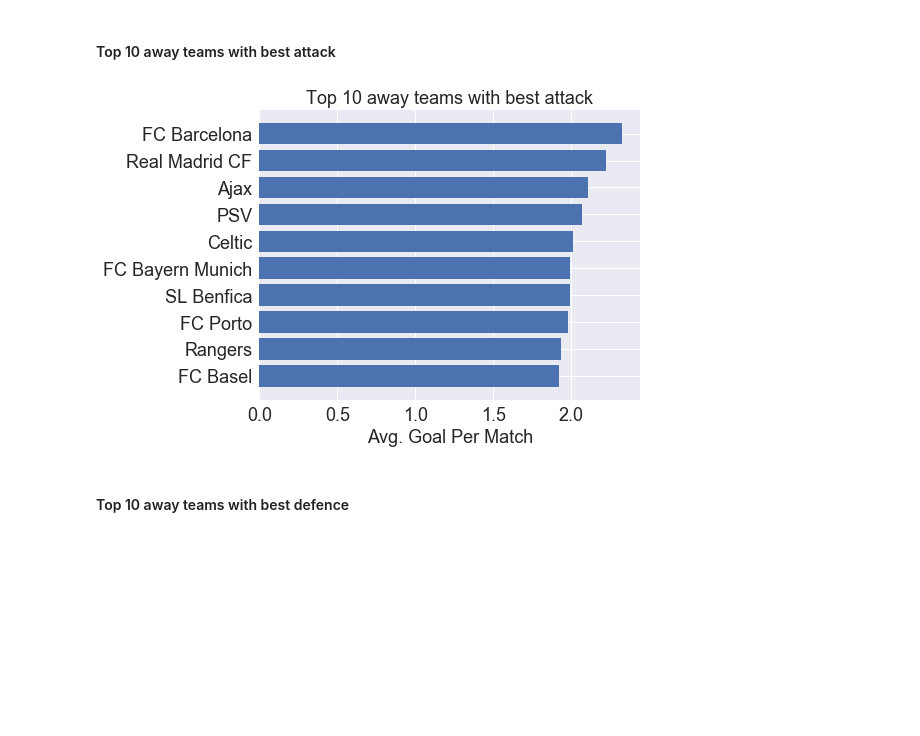
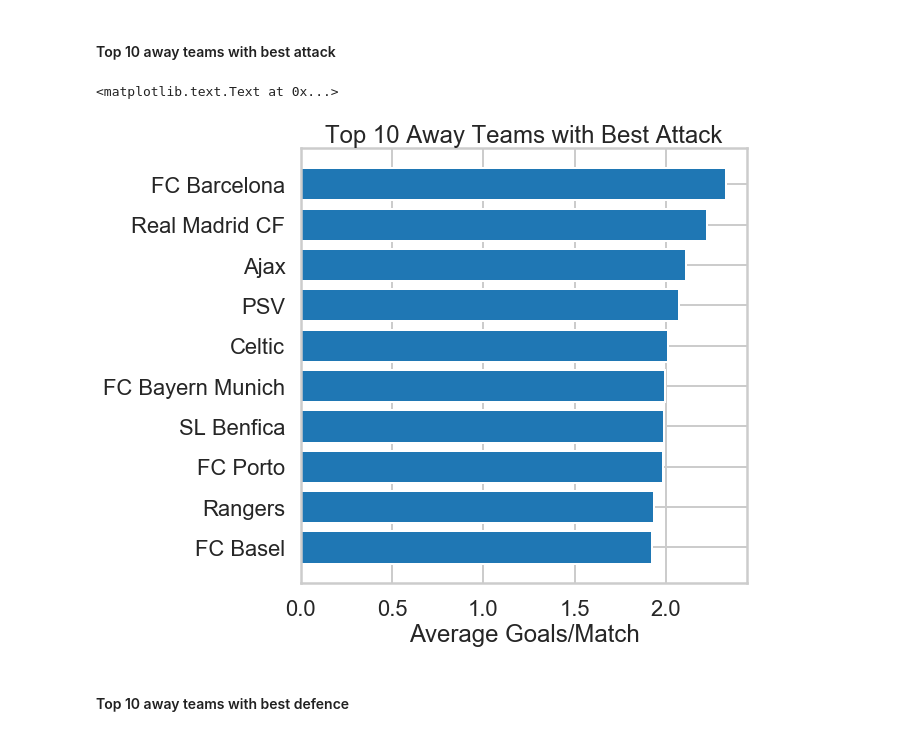
Before and after one commit to xzl524/football_data_analysis, a Jupyter notebook: projects/european_soccer_database_analysis/02_goal_poisson.ipynb, the cells around one changed output. Cells and saved outputs as stored; diff of their text form; code cells hidden in the pictures; blank space fills up the shorter version.

```diff
--- a/projects/european_soccer_database_analysis/02_goal_poisson.ipynb
+++ b/projects/european_soccer_database_analysis/02_goal_poisson.ipynb
@@ -23,15 +22,10 @@ import numpy as np
 import matplotlib.pyplot as plt
 import pandas as pd
 import seaborn as sns
-import sqlite3
+import sqlite3, pickle, os
 from scipy.stats import poisson  # poisson distribution
-from scipy.stats import norm     # normal distribution
 from scipy.stats import skellam  # skellam distribution
-import pickle
-from tqdm import tqdm
-import os
+from matplotlib.ticker import FormatStrFormatter
 
 sns.set_style('whitegrid')
-sns.set_context('notebook')
-
-print('All general modules are imported.')
+sns.set_context('poster')
@@ -229,17 +130,15 @@ Select features for data analysis in this section. And create goal difference an
 # %%
-# Select demand columns
-selected_columns=['country', 'league', 'season', 'stage', 'date', 'home_team', 'away_team',
-                  'home_team_goal', 'away_team_goal']
-
+# select demand columns
+selected_columns=['country', 'league', 'season', 'stage', 'date', 'home_team', 'away_team', 'home_team_goal', 'away_team_goal']
 match_goal = match[selected_columns]
 
 for col in ['home_team_goal', 'away_team_goal']:
     match_goal = match_goal[match_goal[col].notnull()]
 
-# Create goal difference column
+# create goal difference column
 match_goal['home_team_gd']=match_goal['home_team_goal']-match_goal['away_team_goal']
 
-# Create total goal column
+# create total goal column
 match_goal['total_goal']=match_goal['home_team_goal'] + match_goal['away_team_goal']
 # %%
 match_goal.info()
@@ -267,6 +163,0 @@ memory usage: 2.4+ MB
-# %%
-# number of matches for each league in the match table
-sns.set(font_scale=1.5)
-ax=sns.countplot(y="league", data=match_goal,color='b',alpha=0.5)
-plt.ylabel('')
-plt.xlabel('No. of match between 2008/2009 and 2015/2016')
@@ -541,26 +363,22 @@ away_avg_goal = match_goal[['away_team','home_team_goal','away_team_goal','total
 # %%
 # Top counts number
 n_top = 10
 
 # get top counts name table
 top_away_team_attack = away_avg_goal.sort_values('away_team_goal',ascending=False)[['away_team', 'away_team_goal']].head(n_top)
 
 # Make a barhplot
-fig, ax = plt.subplots()
-
+fig, ax = plt.subplots(figsize=(8,8))
 ax.barh(np.arange(n_top), top_away_team_attack['away_team_goal'].values, align = 'center')
-
-# Set x&y label, ticklabel and their size
 ax.set_yticks(np.arange(n_top))
-ax.set_yticklabels(top_away_team_attack['away_team'].values, fontsize='medium')
+ax.set_yticklabels(top_away_team_attack['away_team'].values)
 ax.invert_yaxis()
-ax.set_xticklabels(ax.get_xticks(), fontsize='medium')
-ax.set_xlabel('Avg. Goal Per Match', fontsize='medium')
-ax.set_title('Top {} away teams with best attack'.format(n_top), fontsize='medium')
-
-plt.tight_layout()
+ax.set_xticklabels(ax.get_xticks())
+ax.set_xlabel('Average Goals/Match')
+ax.set_title('Top {} Away Teams with Best Attack'.format(n_top))
 # %% [output]
+<matplotlib.text.Text at 0x...>
-[figure, old version]
+[figure, new version]
 # %% [markdown]
 #### Top 10 away teams with best defence
 # %%
```
Also changed, not shown: parts of 52 cells of this notebook, 1 other file.
